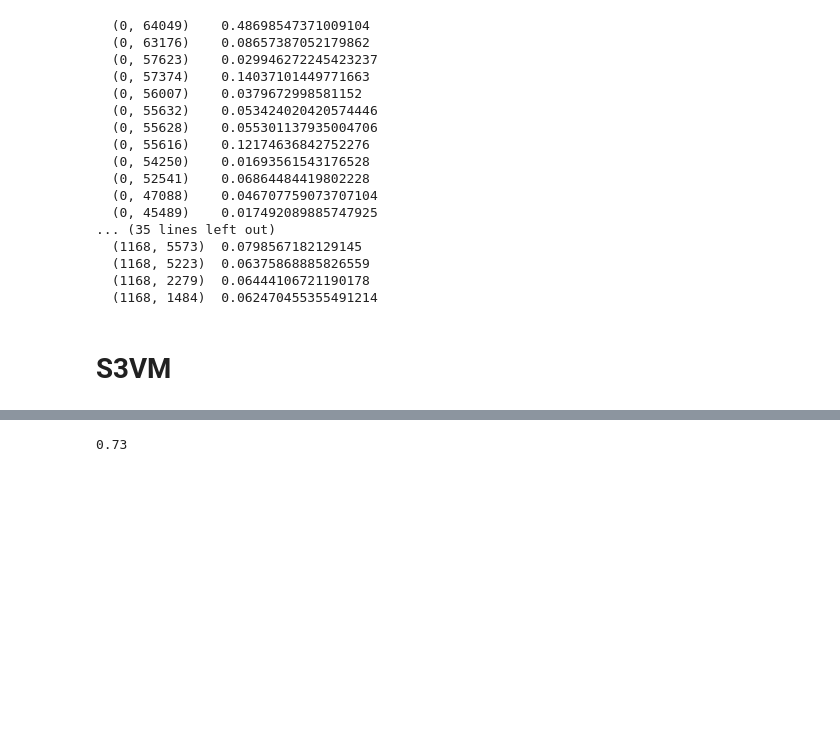
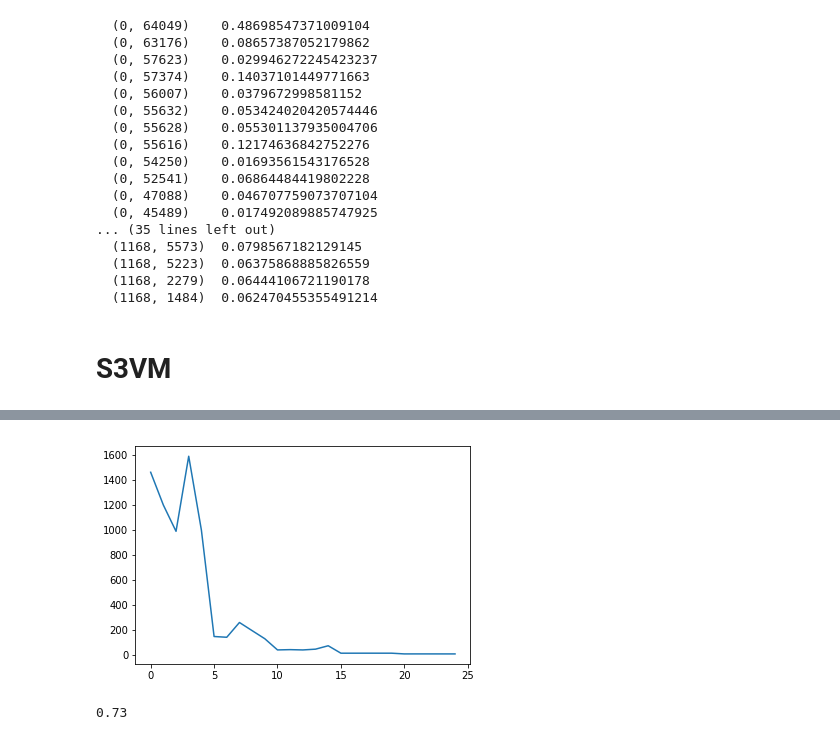
Before and after one commit to Raphael-LASRY/Machine-Learning, a Jupyter notebook: ml_project.ipynb, the cells around one changed output, grey strips where cells are left out. Cells and saved outputs as stored; diff of their text form; code cells hidden in the pictures; blank space fills up the shorter version.

```diff
--- a/ml_project.ipynb
+++ b/ml_project.ipynb
@@ -390,3 +386,8 @@ print(s3vm.b)
+# %%
+plt.plot(np.arange(len(s3vm.loss_list)), s3vm.loss_list)
+plt.show()
+# %% [output]
+[figure, added]
 # %%
 s3vm = S3VMClassifier()
 
```
Also changed, not shown: parts of 3 cells of this notebook.
